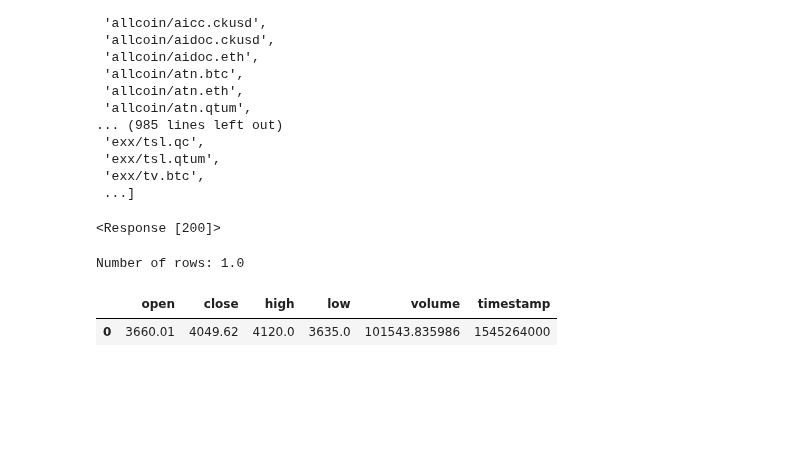
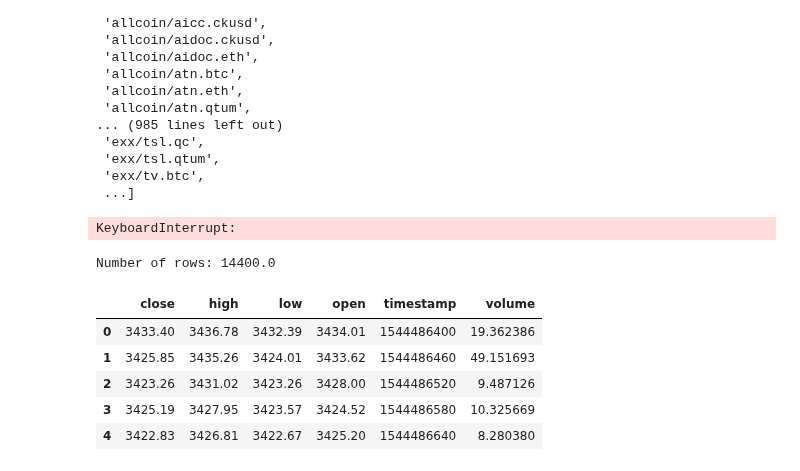
Before and after one commit to jonathancai11/btc-analysis, a Jupyter notebook: btc-prediction.ipynb, the cells around one changed output. Drawn from its saved outputs; the diff is of its cells as text; code cells hidden in the pictures; blank space fills up the shorter version.

Commit message:
max candle data w/ 1min ticks

```diff
--- a/btc-prediction.ipynb
+++ b/btc-prediction.ipynb
@@ -10,8 +13,8 @@ import pandas as pd
 tokenapi = 'http://hist-quote.1tokentrade.cn'
 # %%
 # Retrieve API token
-token_txt_path = '/Users/jonathancai/github/btc-analysis/token.txt'
-with open(token_txt_path) as file:
+current_path = os.getcwd()
+with open(current_path + '/token.txt') as file:
     ot_key = file.read().splitlines()[0]
 # %%
 # Query all contracts for a certain date
@@ -41,30 +47,33 @@ params = {
     'contract' : 'binance/btc.usdt',
     'date' : '2018-02-02',
 }
-r = requests.get(tokenapi + '/ticks/simple' , headers = {'ot-key' : ot_key}, params = params)
+# r = requests.get(tokenapi + '/ticks/simple' , headers = {'ot-key' : ot_key}, params = params)
 # r
 # %% [output]
-<Response [200]>
+KeyboardInterrupt:
 # %%
 # Query "candlestick" data
 params = {
 #     'since' : '2013-12-10',
 #     'since' : '2018-01-01',
-    'since' : '2018-12-20',
+    'since' : '2018-12-11',
     'until' : '2018-12-21',
     'contract' : 'binance/btc.usdt',
-    'duration' : '1d',
+    'duration' : '1m',
     'format' : 'csv'
 }
 r = requests.get(tokenapi + '/candles' , headers = {'ot-key' : ot_key}, params = params, stream = True)
 
 # Write to local file
-btc_data_path = '/Users/jonathancai/github/btc-analysis/btc-historical-data.csv'
 df = pd.read_csv(io.StringIO(r.text))
-df.to_csv(btc_data_path)
+df.to_csv(current_path + '/btc-historical-data.csv')
 print("Number of rows:", df.size / 6)
 df.head()
 # %% [output]
-Number of rows: 1.0
+Number of rows: 14400.0
-|  | open | close | high | low | volume | timestamp |
-| 0 | 3660.01 | 4049.62 | 4120.0 | 3635.0 | 101543.835986 | 1545264000 |
+|  | close | high | low | open | timestamp | volume |
+| 0 | 3433.40 | 3436.78 | 3432.39 | 3434.01 | 1544486400 | 19.362386 |
+| 1 | 3425.85 | 3435.26 | 3424.01 | 3433.62 | 1544486460 | 49.151693 |
+| 2 | 3423.26 | 3431.02 | 3423.26 | 3428.00 | 1544486520 | 9.487126 |
+| 3 | 3425.19 | 3427.95 | 3423.57 | 3424.52 | 1544486580 | 10.325669 |
+| 4 | 3422.83 | 3426.81 | 3422.67 | 3425.20 | 1544486640 | 8.280380 |
```
Also changed, not shown: parts of 5 cells of this notebook, 1 other file.
